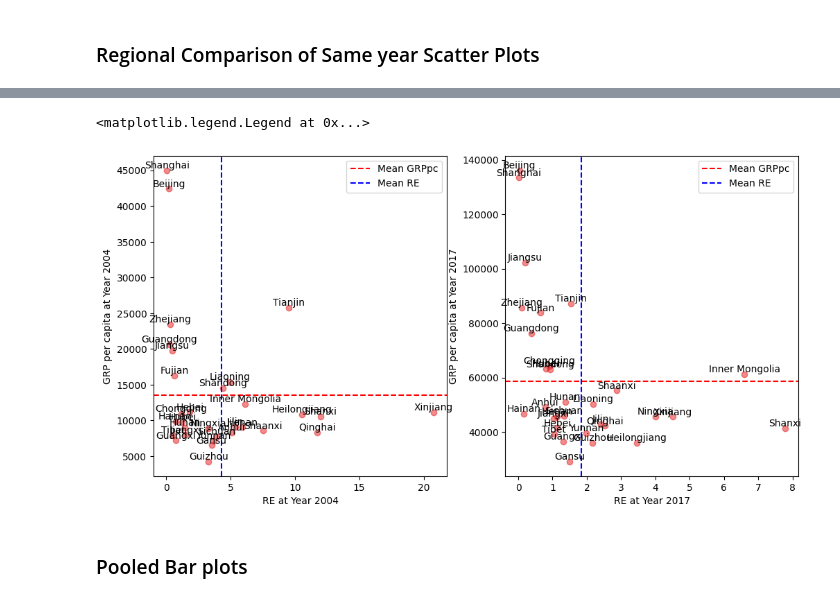
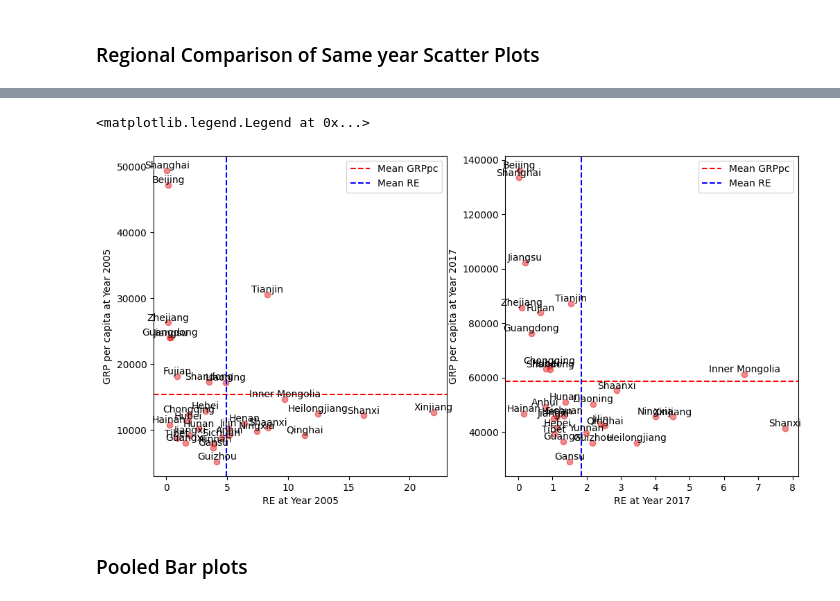
Before and after one commit to KaylaBai/Dissertation, a Jupyter notebook: Dissertation.ipynb, the cells around one changed output, grey strips where cells are left out. Cells and saved outputs as stored; diff of their text form; code cells hidden in the pictures.

```diff
--- a/Dissertation.ipynb
+++ b/Dissertation.ipynb
@@ -366,6 +393,7 @@ memory usage: 14.7+ KB
 # %%
 # Turn Resource Endowment data into long data
-RE_long = RE.reset_index().melt(id_vars = "Region",var_name='Year', value_name='RE')
-RE_long.info()
+RE_05_17 = RE.iloc[:,1::]
+RE_05_17_long = RE_05_17.reset_index().melt(id_vars = "Region",var_name='Year', value_name='RE')
+RE_05_17_long.info()
 # %% [output]
 <class 'pandas.core.frame.DataFrame'>
@@ -381,7 +409,7 @@ memory usage: 10.3+ KB
 # %%
 # Turn FDI data into long data
-FDI_04_17 = df_FDI.iloc[:,1:-4]
-FDI_04_17_long = FDI_04_17.reset_index().melt(id_vars = "Region",var_name='Year', value_name='FDI')
-FDI_04_17_long.info()
+FDI_05_17 = df_FDI.iloc[:,2:-4]
+FDI_05_17_long = FDI_05_17.reset_index().melt(id_vars = "Region",var_name='Year', value_name='FDI')
+FDI_05_17_long.info()
 # %% [output]
 <class 'pandas.core.frame.DataFrame'>
@@ -396,0 +425,5 @@ memory usage: 10.3+ KB
+# %%
+# Turn urbanization data into long data
+urb_05_17 = urb.iloc[:,3:-4]
+urb_05_17_long = urb_05_17.reset_index().melt(id_vars = "Region",var_name='Year', value_name='URB')
+urb_05_17.info()
@@ -397,8 +451,9 @@ memory usage: 10.3+ KB
 # %%
 # Merge the dataframes based on "Region" and "Year"
-df = pd.merge(RE_long, pcgrowth_04_17_long, on=['Region', 'Year'])
-df = df.merge(pc_04_17_long, on=['Region', 'Year'])
-df = df.merge(FDI_04_17_long, on=['Region', 'Year'])
+df = pd.merge(RE_long, pcgrowth_05_17_long, on=['Region', 'Year'])
+df = df.merge(pc_05_17_long, on=['Region', 'Year'])
+df = df.merge(FDI_05_17_long, on=['Region', 'Year'])
+df = df.merge(urb_05_17_long, on=['Region', 'Year'])
 df = df.merge(boundaries, how="left",left_on="Region",right_on="NAME").drop(["NAME"],axis=1)
 gdf = gpd.GeoDataFrame(df, geometry="geometry")
 gdf['Year'] = pd.to_numeric(gdf['Year'])
@@ -510,29 +561,29 @@ plt.legend()
 # %%
-# Scatter plot for Year 2004
+# Scatter plot for Year 2005
 plt.figure(figsize=(12, 6))
 plt.subplot(1, 2, 1)
-plt.scatter(gdf.loc[(slice(None), 2004), 'RE'], gdf.loc[(slice(None), 2004), 'GRPpc'], alpha=0.5)
-plt.axhline(gdf.loc[(slice(None), 2004), 'GRPpc'].mean(), color='red', linestyle='dashed', label='Mean GRPpc')
-plt.axvline(gdf.loc[(slice(None), 2004), 'RE'].mean(), color='blue', linestyle='dashed', label='Mean RE')
-for index, row in gdf.loc[(slice(None), 2004), :].iterrows():
+plt.scatter(gdf.loc[(slice(None), 2005), 'RE'], gdf.loc[(slice(None), 2005), 'GRPpc'], alpha=0.5)
+plt.axhline(gdf.loc[(slice(None), 2005), 'GRPpc'].mean(), color='red', linestyle='dashed', label='Mean GRPpc')
+plt.axvline(gdf.loc[(slice(None), 2005), 'RE'].mean(), color='blue', linestyle='dashed', label='Mean RE')
+for index, row in gdf.loc[(slice(None), 2005), :].iterrows():
     plt.text(row['RE'], row['GRPpc'], index[0], ha='center', va='bottom')
-plt.xlabel('RE at Year 2004')
-plt.ylabel('GRP per capita at Year 2004')
+plt.xlabel('RE at Year 2005')
+plt.ylabel('GRP per capita at Year 2005')
 plt.legend()
 
 # Scatter plot for Year 2017
 plt.subplot(1, 2, 2)
 plt.scatter(gdf.loc[(slice(None), 2017), 'RE'], gdf.loc[(slice(None), 2017), 'GRPpc'], alpha=0.5)
 plt.axhline(gdf.loc[(slice(None), 2017), 'GRPpc'].mean(), color='red', linestyle='dashed', label='Mean GRPpc')
 plt.axvline(gdf.loc[(slice(None), 2017), 'RE'].mean(), color='blue', linestyle='dashed', label='Mean RE')
 for index, row in gdf.loc[(slice(None), 2017), :].iterrows():
     plt.text(row['RE'], row['GRPpc'], index[0], ha='center', va='bottom')
 plt.xlabel('RE at Year 2017')
 plt.ylabel('GRP per capita at Year 2017')
 plt.legend()
 # %% [output]
 <matplotlib.legend.Legend at 0x...>
-[figure, old version]
+[figure, new version]
 # %% [markdown]
 ### Pooled Bar plots
 # %%
```
Also changed, not shown: parts of 27 cells of this notebook.
